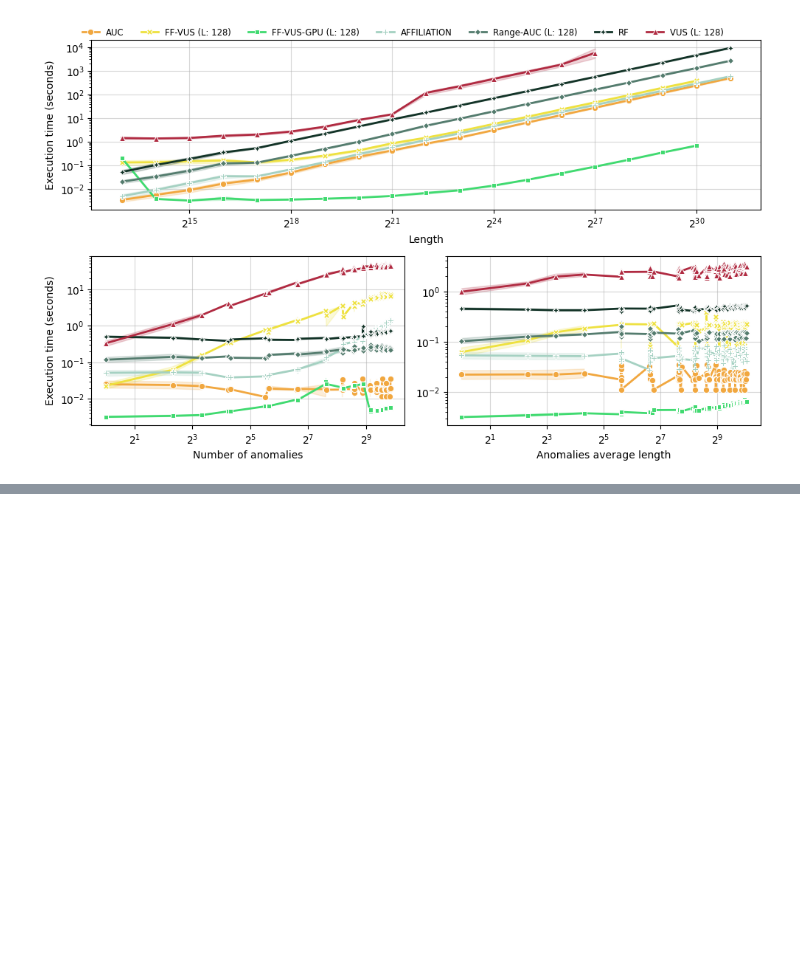
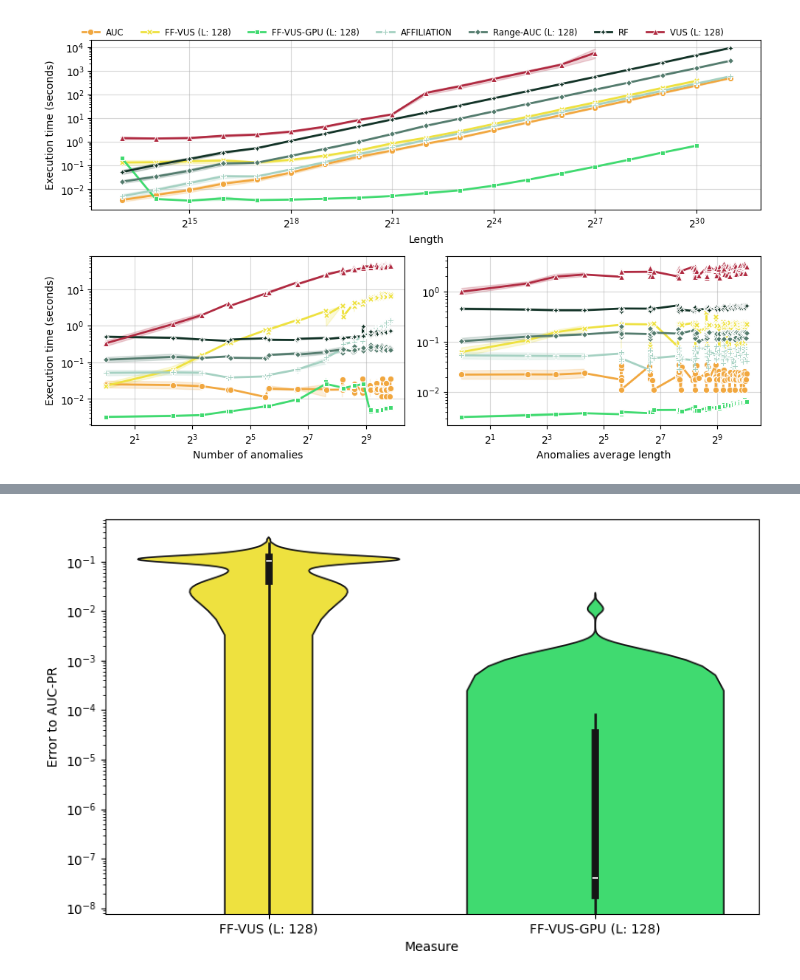
Before and after one commit to sylligardos/ff-vus, a Jupyter notebook: src/notebooks/allmetrics_defparams_syn.ipynb, the cells around one changed output, grey strips where cells are left out. Cells and saved outputs as stored; diff of their text form; code cells hidden in the pictures; blank space fills up the shorter version.

Commit message:
fixed existence error in numpy

```diff
--- a/src/notebooks/allmetrics_defparams_syn.ipynb
+++ b/src/notebooks/allmetrics_defparams_syn.ipynb
@@ -236,0 +215,14 @@ plt.show()
+# %%
+# Initialize an empty DataFrame to store the combined data
+df = pd.DataFrame()
+
+# Read and combine all files
+for file in tqdm(result_files):
+    syn_file_index = file[:6]
+    file_path = os.path.join(results_path, file)
+    curr_df = pd.read_csv(file_path, index_col=0).reset_index()
+    curr_df = curr_df.replace('syn_', syn_file_index, regex=True)
+    df = pd.concat([df, curr_df], ignore_index=True)
+
+df['Metric'] = df['Metric'].map(formal_names)
+df.sample(3)
@@ -236,0 +252,21 @@ plt.show()
+# %%
+# What is the error between the difference metrics
+current_metrics = ['FF-VUS (L: 128)', 'FF-VUS-GPU (L: 128)']
+vus_df = df[df['Metric'] == 'VUS (L: 128)'].set_index('Time series')
+plt.figure(figsize=(8, 5))
+
+values_df = df[df['Metric'].isin(current_metrics)][['Time series', 'Metric', 'Metric value']]
+values_df = values_df.pivot(columns='Metric', index='Time series', values='Metric value')
+values_df = values_df.loc[vus_df.index]
+dif_df = values_df.apply(lambda row: row - vus_df.loc[row.name]['Metric value'], axis=1).abs()
+
+# sns.boxplot(dif_df, showfliers=True, palette=color_palette, saturation=1, showmeans=True)
+sns.violinplot(dif_df, palette=color_palette, saturation=1)
+plt.xlabel('Measure')
+plt.ylabel('Error to AUC-PR')
+plt.yscale('log')
+plt.tight_layout()
+plt.savefig(os.path.join(save_fig_path, 'error_to_aucpr.svg'))
+plt.show()
+# %% [output]
+[figure, added]
```
Also changed, not shown: parts of 8 cells of this notebook, 3 other files.
